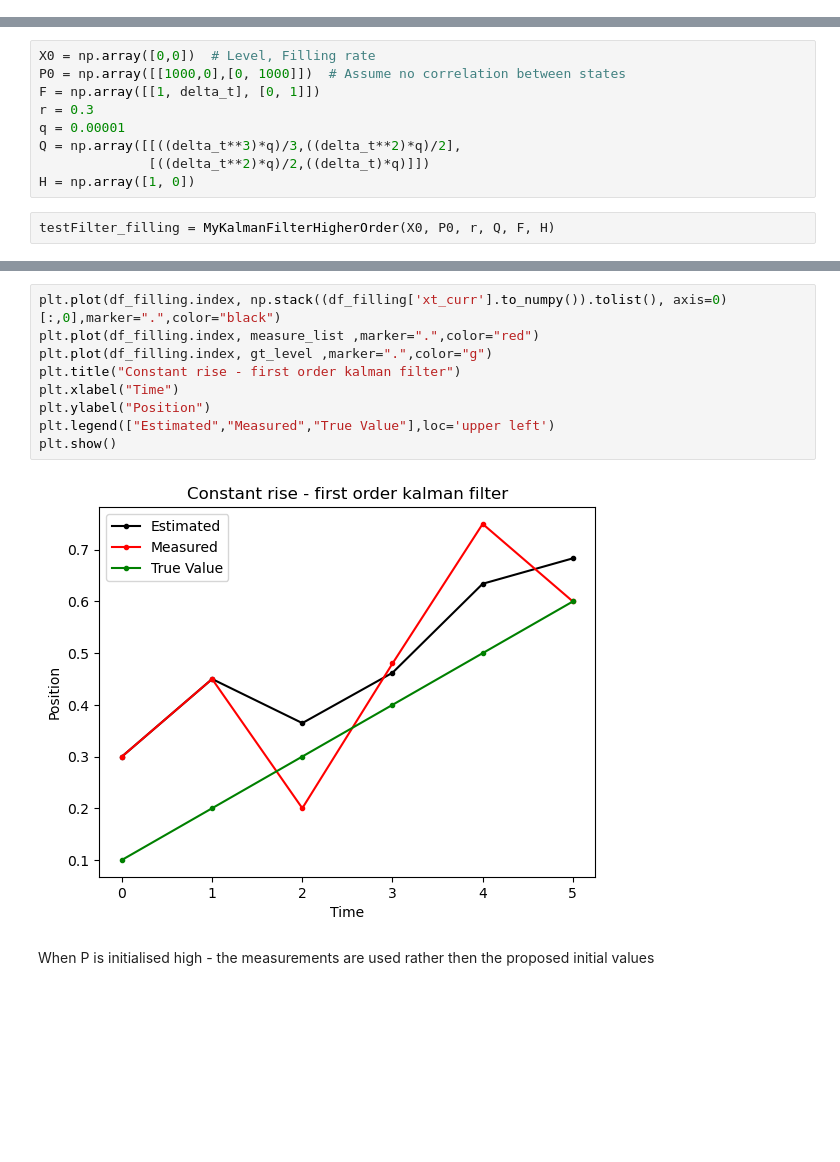
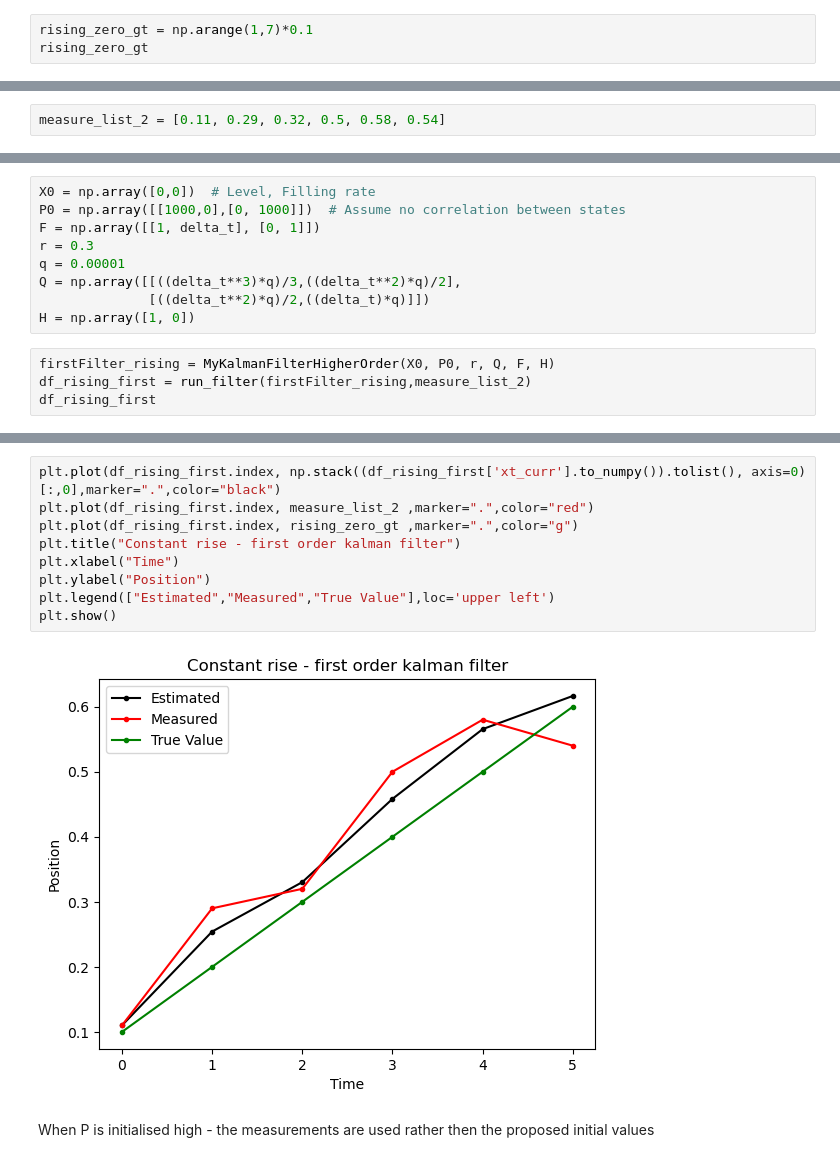
Before and after one commit to 262882/myKalmanFIlter, a Jupyter notebook: kalmanFilteringDemo.ipynb, the cells around one changed output, grey strips where cells are left out. Drawn from its saved outputs; the diff is of its cells as text; blank space fills up the shorter version.

```diff
--- a/kalmanFilteringDemo.ipynb
+++ b/kalmanFilteringDemo.ipynb
@@ -147,0 +120,3 @@ gt_level
+# %%
+rising_zero_gt = np.arange(1,7)*0.1
+rising_zero_gt
@@ -148,3 +125,5 @@ gt_level
+# %%
+measure_list_2 = [0.11, 0.29, 0.32, 0.5, 0.58, 0.54]
 # %% [markdown]
 Define kalman filter params
 # %%
@@ -218,4 +174,6 @@ Q = np.array([[((delta_t**3)*q)/3,((delta_t**2)*q)/2],
               [((delta_t**2)*q)/2,((delta_t)*q)]])
 H = np.array([1, 0])
 # %%
-testFilter_filling = MyKalmanFilterHigherOrder(X0, P0, r, Q, F, H)
+firstFilter_rising = MyKalmanFilterHigherOrder(X0, P0, r, Q, F, H)
+df_rising_first = run_filter(firstFilter_rising,measure_list_2)
+df_rising_first
@@ -253,14 +188,14 @@ df_filling
 # %%
-plt.plot(df_filling.index, np.stack((df_filling['xt_curr'].to_numpy()).tolist(), axis=0)[:,0],marker=".",color="black")
-plt.plot(df_filling.index, measure_list ,marker=".",color="red")
-plt.plot(df_filling.index, gt_level ,marker=".",color="g")
+plt.plot(df_rising_first.index, np.stack((df_rising_first['xt_curr'].to_numpy()).tolist(), axis=0)[:,0],marker=".",color="black")
+plt.plot(df_rising_first.index, measure_list_2 ,marker=".",color="red")
+plt.plot(df_rising_first.index, rising_zero_gt ,marker=".",color="g")
 plt.title("Constant rise - first order kalman filter")
 plt.xlabel("Time")
 plt.ylabel("Position")
 plt.legend(["Estimated","Measured","True Value"],loc='upper left')
 plt.show()
 # %% [output]
-[figure, old version]
+[figure, new version]
 # %% [markdown]
 When P is initialised high - the measurements are used rather then the proposed initial values
 # %% [markdown]
```
Also changed, not shown: parts of 94 cells of this notebook, 1 other file.
